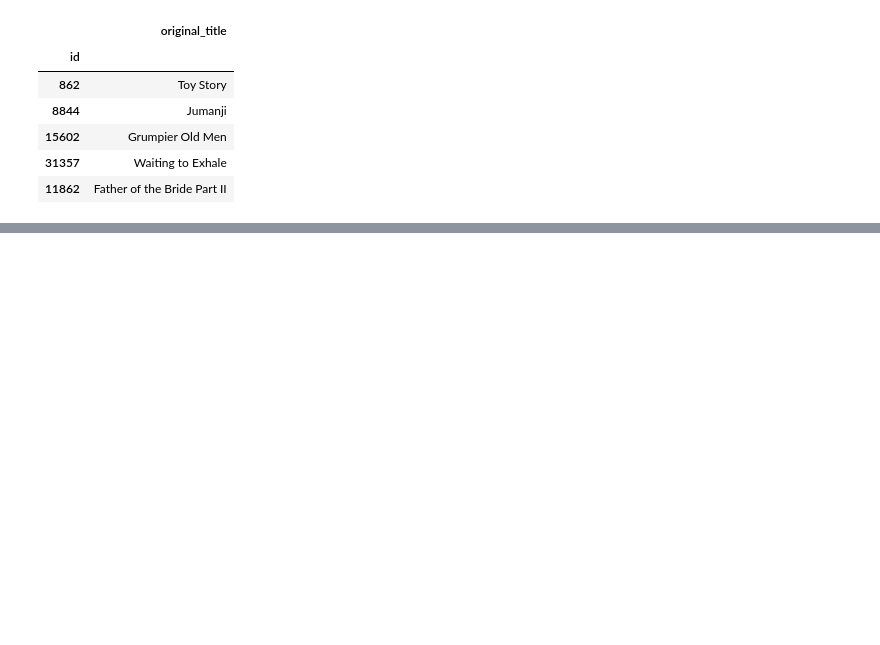
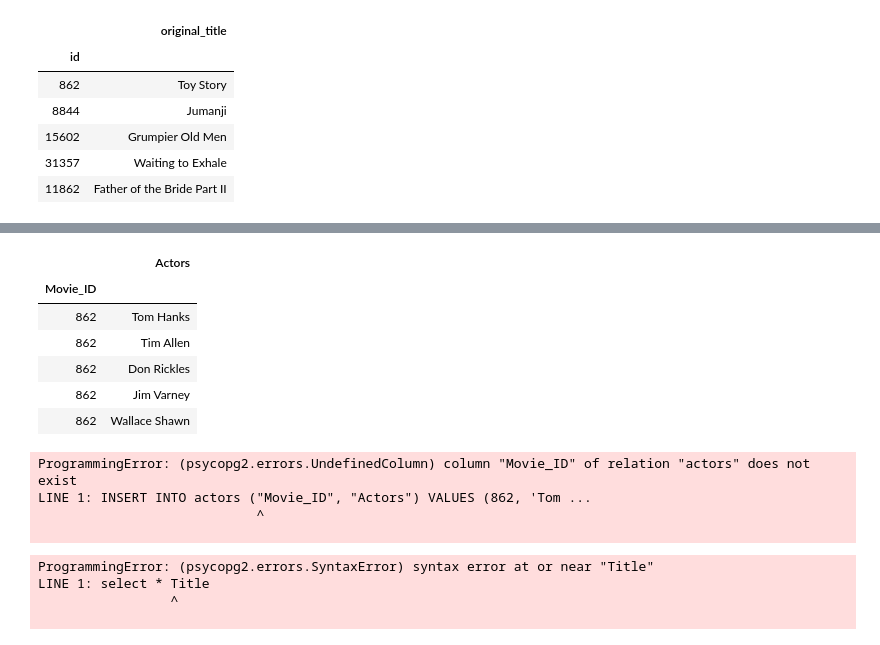
Before and after one commit to gramlivingston/ETL_project, a Jupyter notebook: ETL.ipynb, the cells around one changed output, grey strips where cells are left out. Saved outputs shown, nothing was run; the diff lists cells and outputs as text; code cells hidden in the pictures; blank space fills up the shorter version.

```diff
--- a/ETL.ipynb
+++ b/ETL.ipynb
@@ -60,6 +47,8 @@ actors_df.set_index('id').head()
 | 862 | Don Rickles |
 | 862 | Jim Varney |
 | 862 | Wallace Shawn |
+# %%
+actors_df = actors_df.rename(columns = {"id":"Movie_ID","name":"Actors"}).set_index('Movie_ID')
 # %%
 #Outputting the dataframe to a csv file
 actors_df.to_csv("Output/Actors.csv", index=True, header=True)
@@ -147,0 +186,17 @@ title_df.to_csv("Output/Title.csv", index=True, header=True)
+# %%
+actors_df.head()
+# %% [output]
+|  | Actors |
+| Movie_ID |  |
+| 862 | Tom Hanks |
+| 862 | Tim Allen |
+| 862 | Don Rickles |
+| 862 | Jim Varney |
+| 862 | Wallace Shawn |
+# %%
+actors_df.to_sql(name='actors', con=engine, if_exists='append', index=True)
+# %% [output]
+ProgrammingError: (psycopg2.errors.UndefinedColumn) column "Movie_ID" of relation "actors" does not exist
+LINE 1: INSERT INTO actors ("Movie_ID", "Actors") VALUES (862, 'Tom ...
+                            ^
+
@@ -147,0 +207,7 @@ title_df.to_csv("Output/Title.csv", index=True, header=True)
+# %%
+pd.read_sql_query('select * Title', con=engine).head()
+# %% [output]
+ProgrammingError: (psycopg2.errors.SyntaxError) syntax error at or near "Title"
+LINE 1: select * Title
+                 ^
+
```
Also changed, not shown: parts of 20 cells of this notebook, 6 other files.
